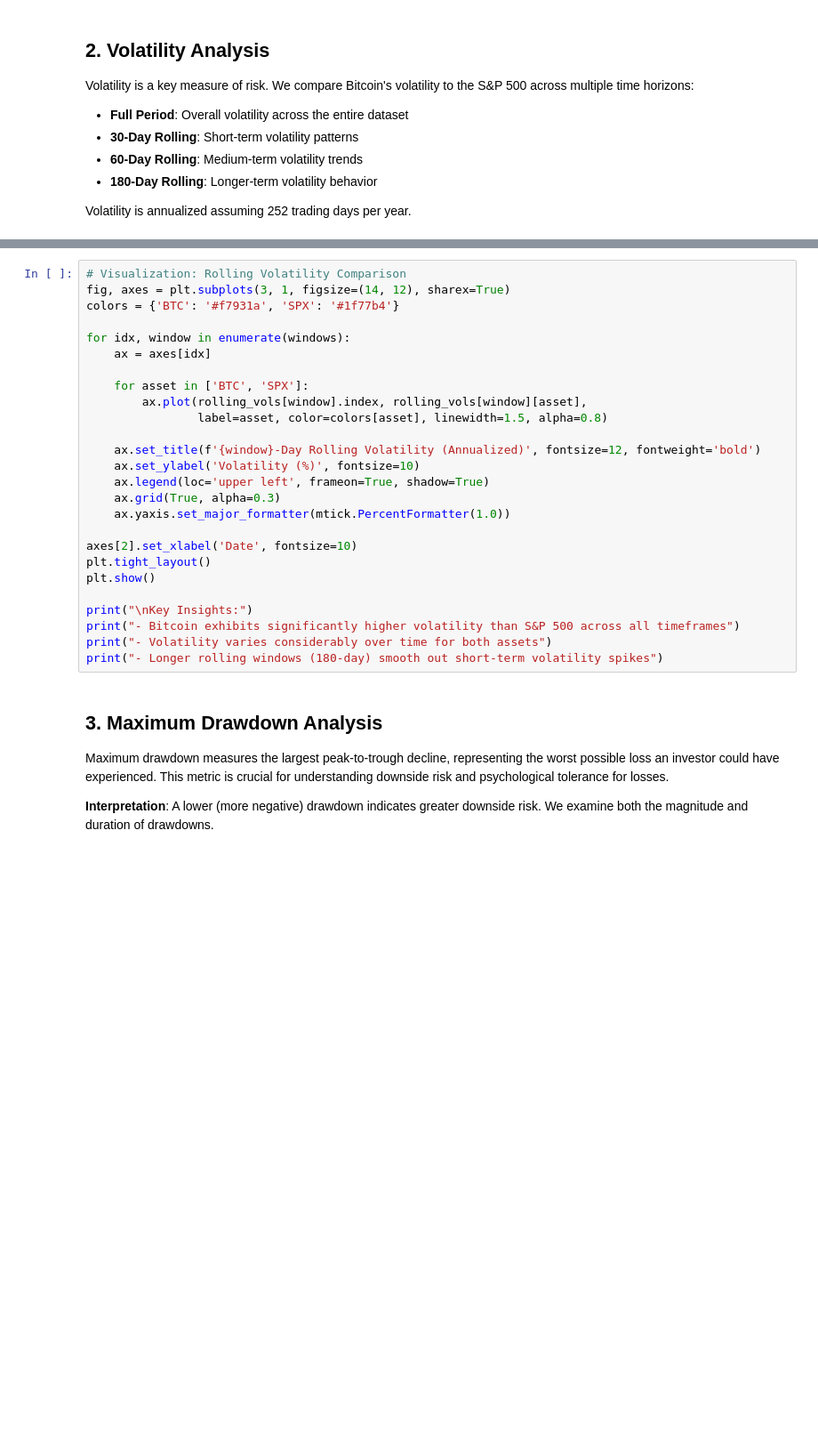
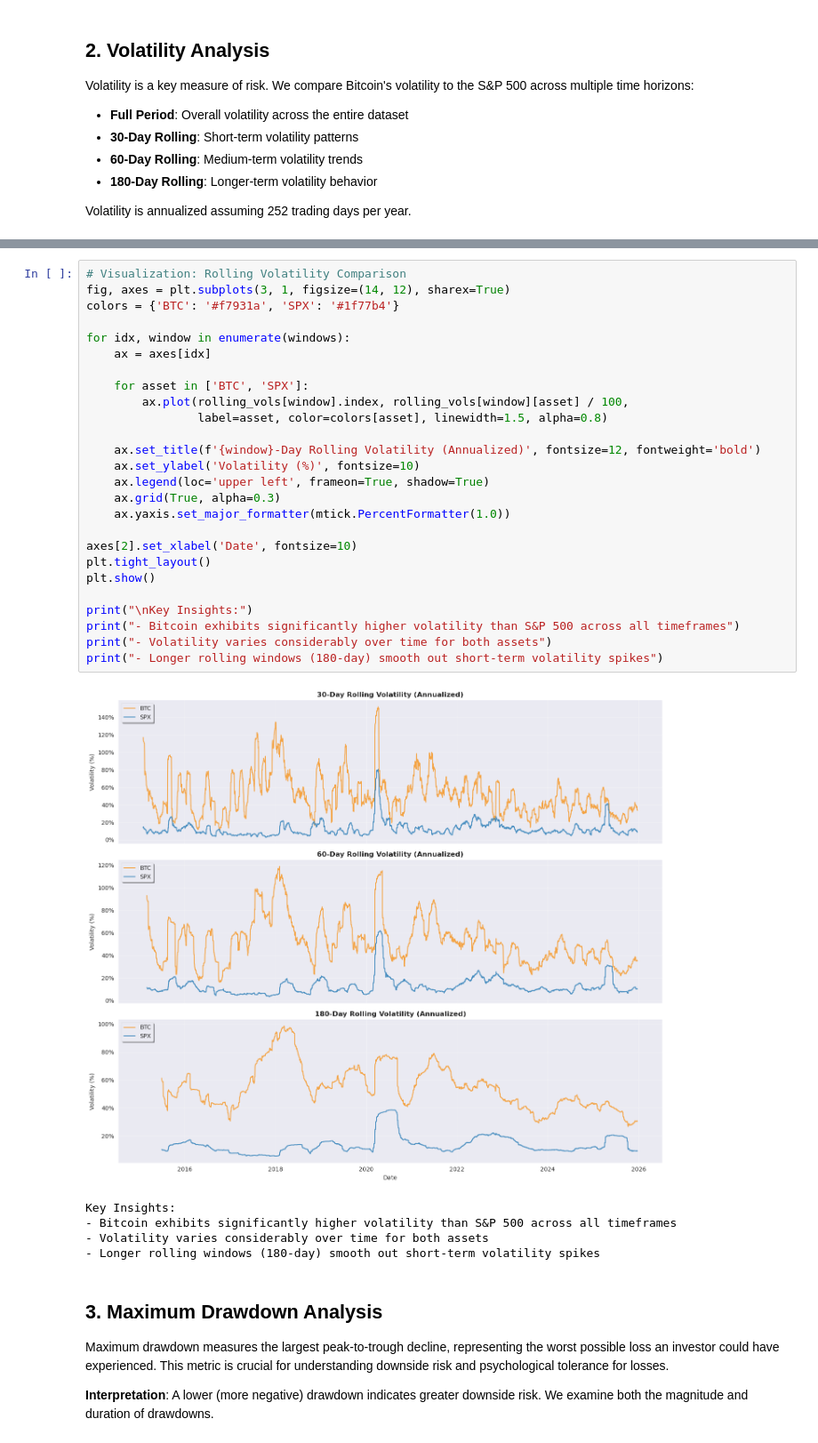
Before and after one commit to rtrimble13/tb-notebooks, a Jupyter notebook: src/202512_btc2.ipynb, the cells around one changed output, grey strips where cells are left out. Shown at 89% size. Saved outputs shown, nothing was run; the diff lists cells and outputs as text; blank space fills up the shorter version.

```diff
--- a/src/202512_btc2.ipynb
+++ b/src/202512_btc2.ipynb
@@ -99,29 +133,35 @@ print(f"\nCalculated rolling volatilities for {windows} day windows")
 # %%
 # Visualization: Rolling Volatility Comparison
 fig, axes = plt.subplots(3, 1, figsize=(14, 12), sharex=True)
 colors = {'BTC': '#f7931a', 'SPX': '#1f77b4'}
 
 for idx, window in enumerate(windows):
     ax = axes[idx]
 
     for asset in ['BTC', 'SPX']:
-        ax.plot(rolling_vols[window].index, rolling_vols[window][asset],
+        ax.plot(rolling_vols[window].index, rolling_vols[window][asset] / 100,
                 label=asset, color=colors[asset], linewidth=1.5, alpha=0.8)
 
     ax.set_title(f'{window}-Day Rolling Volatility (Annualized)', fontsize=12, fontweight='bold')
     ax.set_ylabel('Volatility (%)', fontsize=10)
     ax.legend(loc='upper left', frameon=True, shadow=True)
     ax.grid(True, alpha=0.3)
     ax.yaxis.set_major_formatter(mtick.PercentFormatter(1.0))
 
 axes[2].set_xlabel('Date', fontsize=10)
 plt.tight_layout()
 plt.show()
 
 print("\nKey Insights:")
 print("- Bitcoin exhibits significantly higher volatility than S&P 500 across all timeframes")
 print("- Volatility varies considerably over time for both assets")
 print("- Longer rolling windows (180-day) smooth out short-term volatility spikes")
+# %% [output]
+[figure, added]
+Key Insights:
+- Bitcoin exhibits significantly higher volatility than S&P 500 across all timeframes
+- Volatility varies considerably over time for both assets
+- Longer rolling windows (180-day) smooth out short-term volatility spikes
 # %% [markdown]
 ## 3. Maximum Drawdown Analysis
 
```
Also changed, not shown: parts of 15 cells of this notebook.
